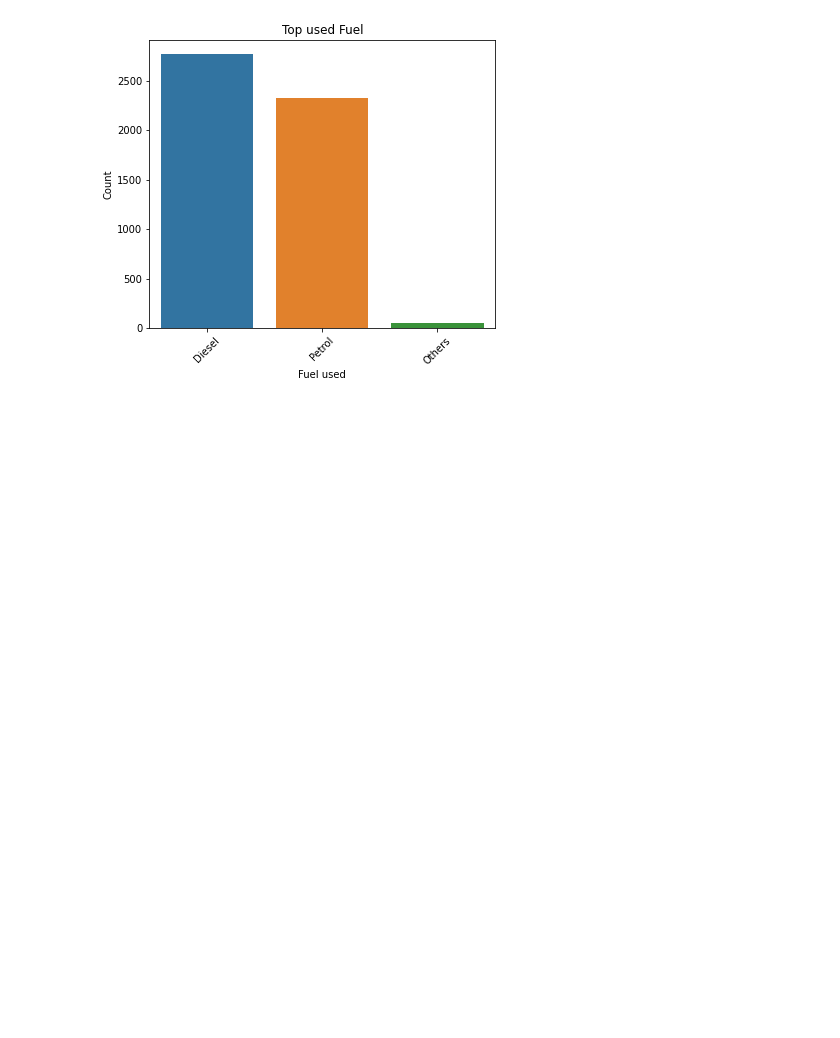
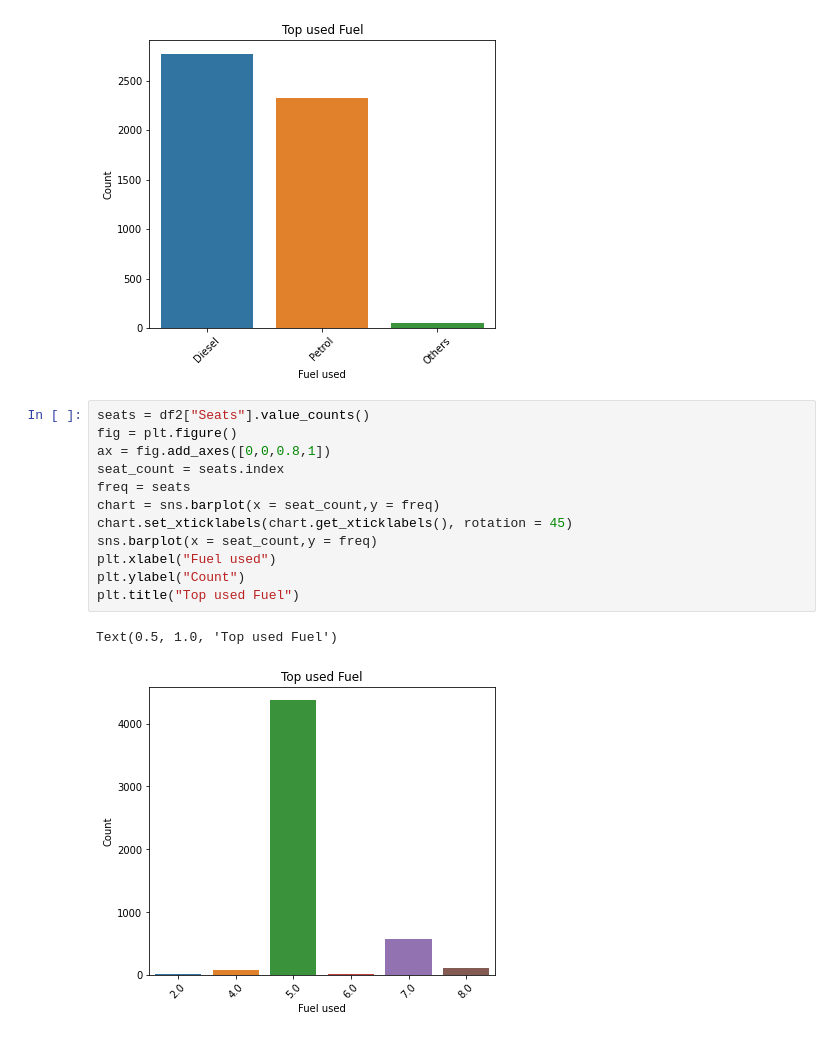
Before and after one commit to Rahul-Khairnar/Used-Car-Price-Predictor, a Jupyter notebook: EDA_2.ipynb, the cells around one changed output. Cells and saved outputs as stored; diff of their text form; blank space fills up the shorter version.

```diff
--- a/EDA_2.ipynb
+++ b/EDA_2.ipynb
@@ -187,3 +249,18 @@ plt.title("Top used Fuel")
 # %% [output]
 Text(0.5, 1.0, 'Top used Fuel')
 [figure]
+# %%
+seats = df2["Seats"].value_counts()
+fig = plt.figure()
+ax = fig.add_axes([0,0,0.8,1])
+seat_count = seats.index
+freq = seats
+chart = sns.barplot(x = seat_count,y = freq)
+chart.set_xticklabels(chart.get_xticklabels(), rotation = 45)
+sns.barplot(x = seat_count,y = freq)
+plt.xlabel("Fuel used")
+plt.ylabel("Count")
+plt.title("Top used Fuel")
+# %% [output]
+Text(0.5, 1.0, 'Top used Fuel')
+[figure, added]
```
Also changed, not shown: parts of 17 cells of this notebook.
